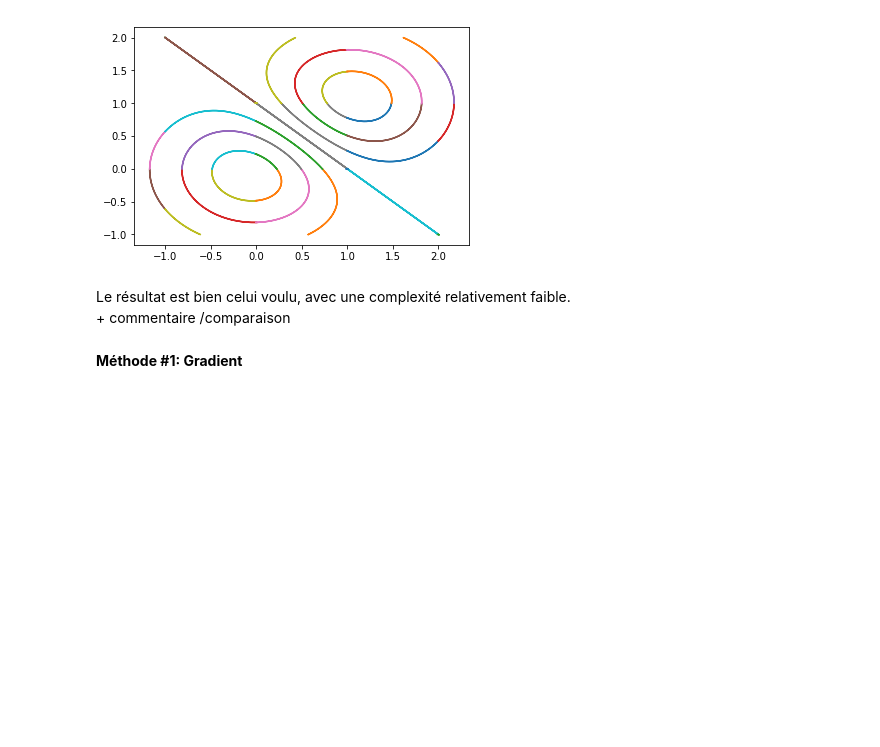
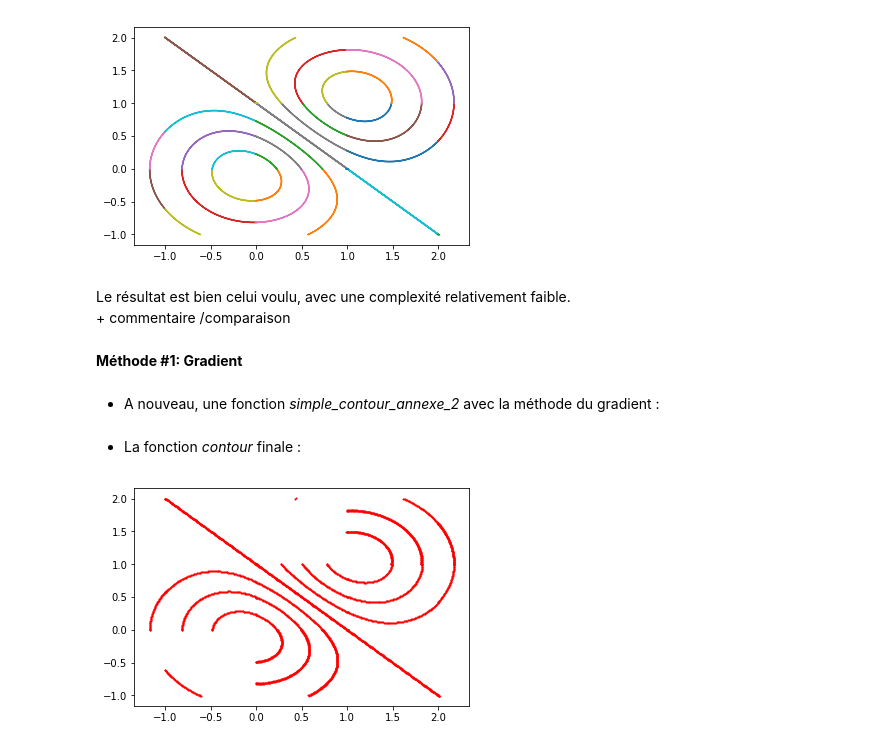
Before and after one commit to nathan-line/projet_MI_1, a Jupyter notebook: Projet MI #1.ipynb, the cells around one changed output. Saved outputs shown, nothing was run; the diff lists cells and outputs as text; code cells hidden in the pictures; blank space fills up the shorter version.

```diff
--- a/Projet MI #1.ipynb
+++ b/Projet MI #1.ipynb
@@ -162,7 +162,7 @@ L'algorithme suivant repose sur des dichotomies sur des cercles de rayon $\Delta
 * On recommence jusqu'à sortir du cadre $[0,1]^2$.
 # %%
 # Une dichotomie sur une fonction :
-def dichotomie(f,c,a,b,eps):
+def dichotomie(f,c,a,b,eps = 2**(-26)):
     def h(t):
         return(f(t)-c)
     while (b-a) > eps:
@@ -397,3 +397,5 @@ Le résultat est bien celui voulu, avec une complexité relativement faible.
 \+ commentaire /comparaison
 # %% [markdown]
 **Méthode #1: Gradient**
+# %% [markdown]
+* A nouveau, une fonction *simple_contour_annexe_2* avec la méthode du gradient :
@@ -399,0 +521,32 @@ Le résultat est bien celui voulu, avec une complexité relativement faible.
+# %% [markdown]
+* La fonction *contour* finale :
+# %%
+def contour_2(f, xc = [0.0,1.0], yc = [0.0,1.0], c = 0.0, delta = 0.01):
+    xs, ys = [], []
+    n, m = len(xc), len(yc)
+    for i in range(n-1):
+        for j in range(m-1):
+            xmin = xc[i]
+            xmax = xc[i+1]
+            ymin = yc[j]
+            ymax = yc[j+1]
+            lx, ly = simple_contour_annexe_2(f,xmin,xmax,ymin,ymax,c,delta)
+            xs.append(lx)
+            ys.append(ly)
+    for x,y in zip(xs,ys):
+        plt.plot(x,y,'.',color='r', markersize=2)
+# %%
+# Test avec la fonction l(x,y)
+
+xc = [-2.0,-1.0,0.0,1.0,2.0,3.0]
+yc = [-1.0,0.0,1.0,2.0]
+
+contour_2(l,xc,yc,0.0)
+contour_2(l,xc,yc,0.5)
+contour_2(l,xc,yc,1.0)
+contour_2(l,xc,yc,1.5)
+contour_2(l,xc,yc,-0.5)
+contour_2(l,xc,yc,-1.0)
+contour_2(l,xc,yc,-1.5)
+# %% [output]
+[figure, added]
```
Also changed, not shown: parts of 4 cells of this notebook.
